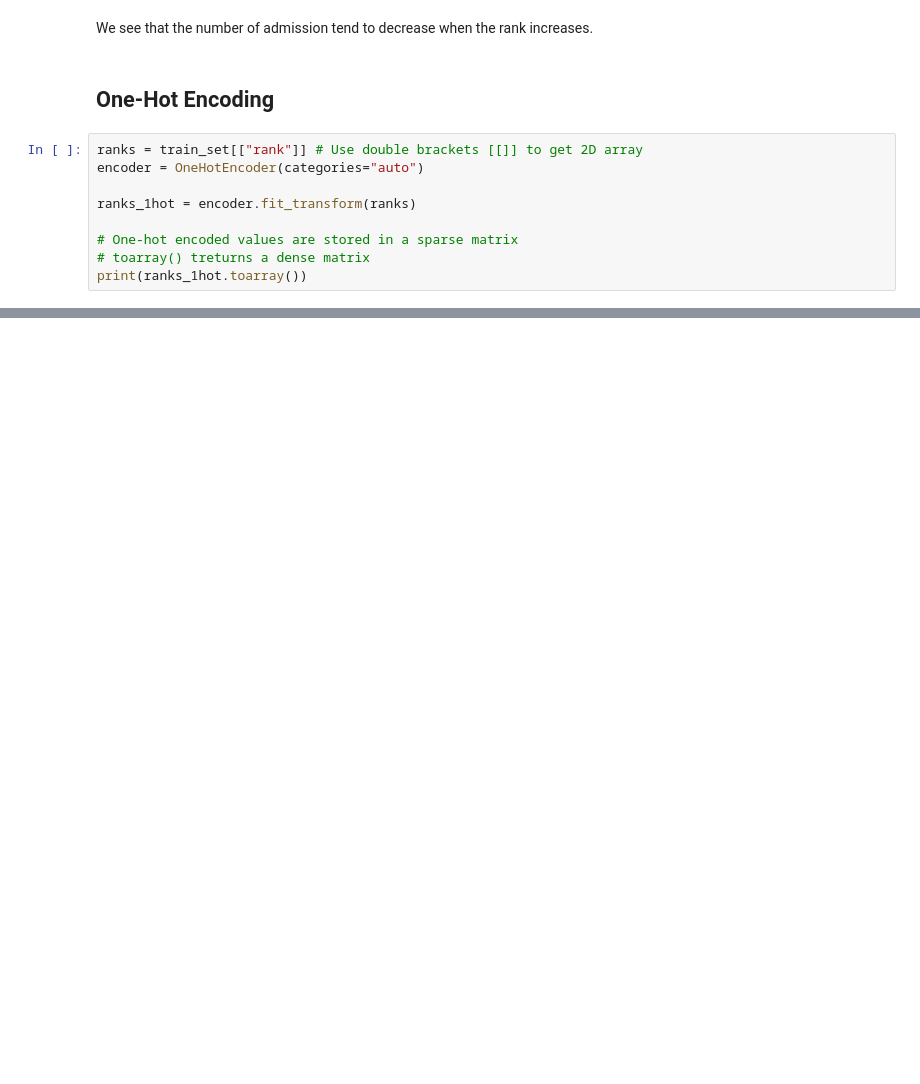
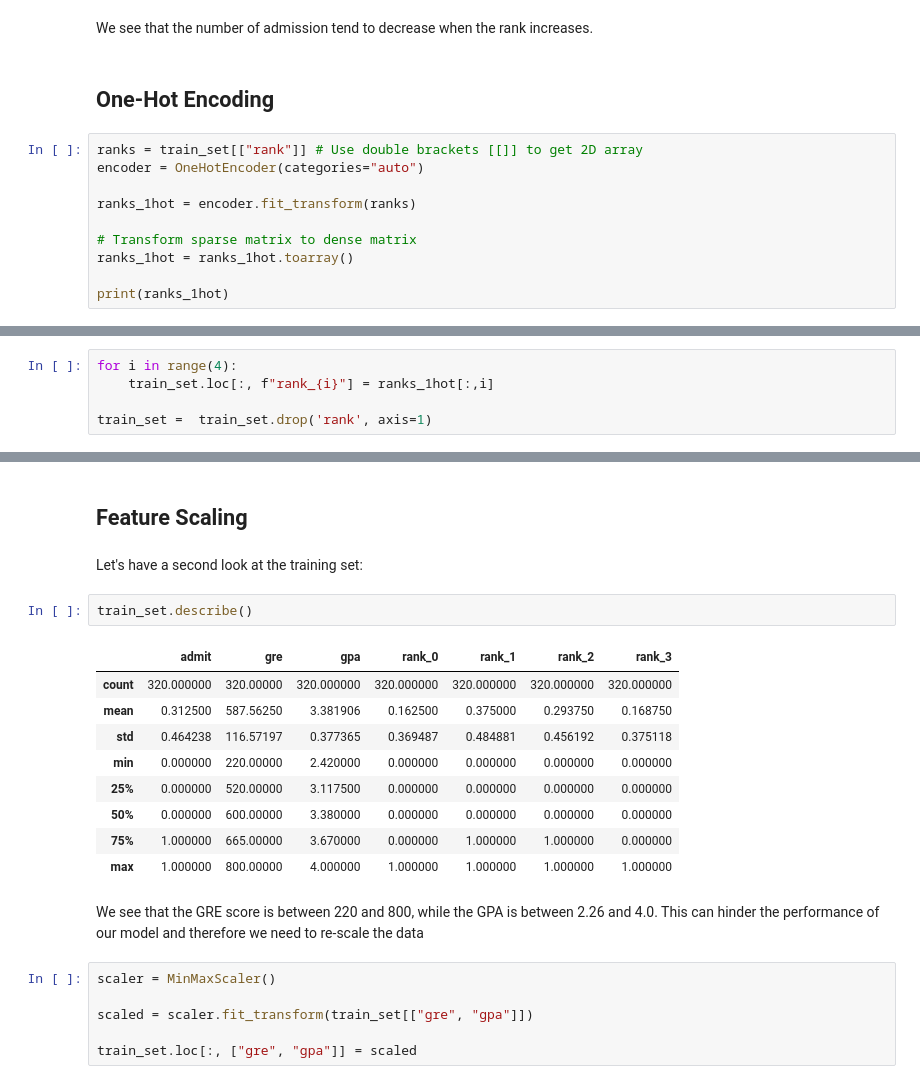
Before and after one commit to RMeli/BertelsmannAI, a Jupyter notebook: intro-to-nn/StudentAdmissions.ipynb, the cells around one changed output, grey strips where cells are left out. Drawn from its saved outputs; the diff is of its cells as text; blank space fills up the shorter version.

```diff
--- a/intro-to-nn/StudentAdmissions.ipynb
+++ b/intro-to-nn/StudentAdmissions.ipynb
@@ -114,7 +119,8 @@ encoder = OneHotEncoder(categories="auto")
 
 ranks_1hot = encoder.fit_transform(ranks)
 
-# One-hot encoded values are stored in a sparse matrix
-# toarray() treturns a dense matrix
-print(ranks_1hot.toarray())
+# Transform sparse matrix to dense matrix
+ranks_1hot = ranks_1hot.toarray()
+
+print(ranks_1hot)
 # %% [output]
@@ -121,0 +134,5 @@ NameError: name 'ranks_encoded' is not defined
+# %%
+for i in range(4):
+    train_set.loc[:, f"rank_{i}"] = ranks_1hot[:,i]
+
+train_set =  train_set.drop('rank', axis=1)
@@ -121,0 +148,24 @@ NameError: name 'ranks_encoded' is not defined
+# %% [markdown]
+## Feature Scaling
+# %% [markdown]
+Let's have a second look at the training set:
+# %%
+train_set.describe()
+# %% [output]
+|  | admit | gre | gpa | rank_0 | rank_1 | rank_2 | rank_3 |
+| count | 320.000000 | 320.00000 | 320.000000 | 320.000000 | 320.000000 | 320.000000 | 320.000000 |
+| mean | 0.312500 | 587.56250 | 3.381906 | 0.162500 | 0.375000 | 0.293750 | 0.168750 |
+| std | 0.464238 | 116.57197 | 0.377365 | 0.369487 | 0.484881 | 0.456192 | 0.375118 |
+| min | 0.000000 | 220.00000 | 2.420000 | 0.000000 | 0.000000 | 0.000000 | 0.000000 |
+| 25% | 0.000000 | 520.00000 | 3.117500 | 0.000000 | 0.000000 | 0.000000 | 0.000000 |
+| 50% | 0.000000 | 600.00000 | 3.380000 | 0.000000 | 0.000000 | 0.000000 | 0.000000 |
+| 75% | 1.000000 | 665.00000 | 3.670000 | 0.000000 | 1.000000 | 1.000000 | 0.000000 |
+| max | 1.000000 | 800.00000 | 4.000000 | 1.000000 | 1.000000 | 1.000000 | 1.000000 |
+# %% [markdown]
+We see that the GRE  score is between 220 and 800, while  the GPA is between  2.26 and 4.0. This can hinder the performance of our model and therefore we need to re-scale the data
+# %%
+scaler = MinMaxScaler()
+
+scaled = scaler.fit_transform(train_set[["gre", "gpa"]])
+
+train_set.loc[:, ["gre", "gpa"]] = scaled
```
Also changed, not shown: parts of 31 cells of this notebook.
